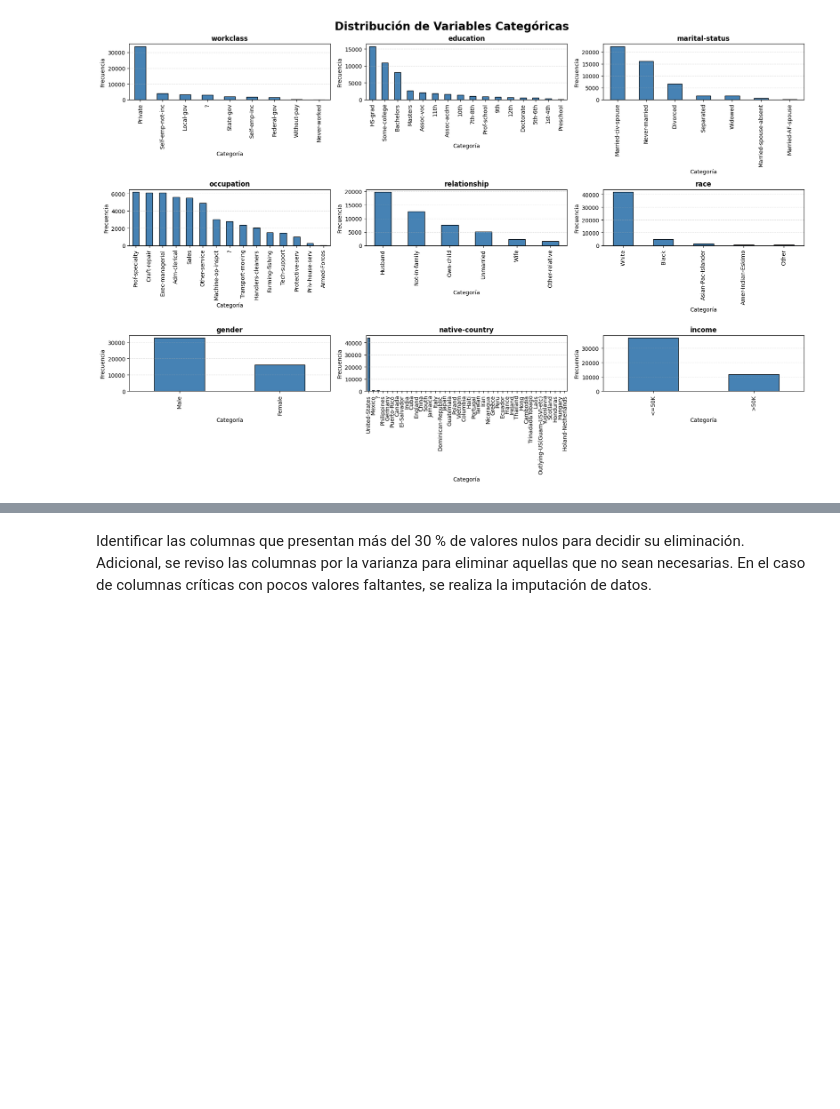
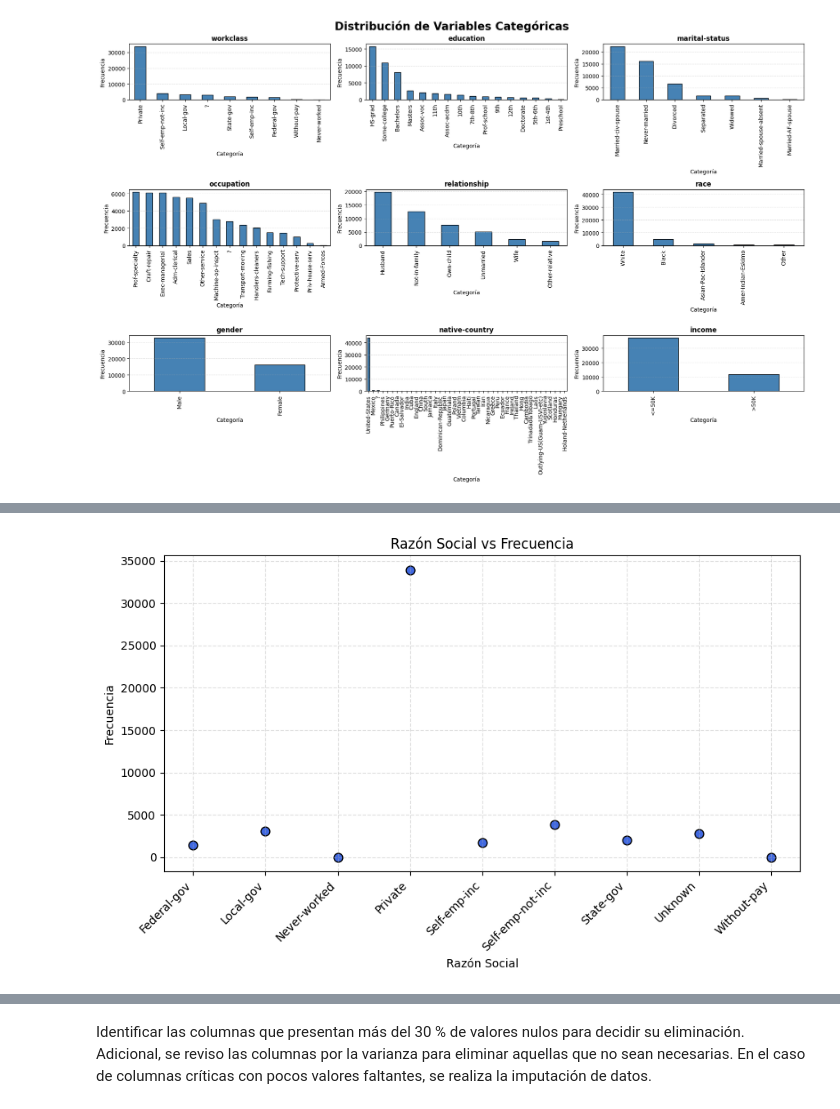
Before and after one commit to ChrisJavier/UIDE_3_WorkGroupDataMinning, a Jupyter notebook: Week01/WorkGroup/DAMI_CP_W1_E10.ipynb, the cells around one changed output, grey strips where cells are left out. Saved outputs shown, nothing was run; the diff lists cells and outputs as text; code cells hidden in the pictures; blank space fills up the shorter version.

```diff
--- a/Week01/WorkGroup/DAMI_CP_W1_E10.ipynb
+++ b/Week01/WorkGroup/DAMI_CP_W1_E10.ipynb
@@ -210,0 +322,24 @@ plt.show()
+# %%
+# Distribuyendo los datos en un gráfico tenemos lo siguiente
+
+conteo = df["workclass"].value_counts().sort_index()
+
+plt.figure(figsize=(10,5))
+
+plt.scatter(
+    conteo.index,      # WorkClass
+    conteo.values,     # Cantidad de personas
+    color="royalblue",
+    s=60,
+    edgecolors="black"
+)
+
+plt.xlabel("Razón Social")
+plt.xticks(rotation=45, ha='right')
+plt.ylabel("Frecuencia")
+plt.title("Razón Social vs Frecuencia")
+plt.grid(True, linestyle="--", alpha=0.4)
+
+plt.show()
+# %% [output]
+[figure, added]
```
Also changed, not shown: parts of 173 cells of this notebook.
